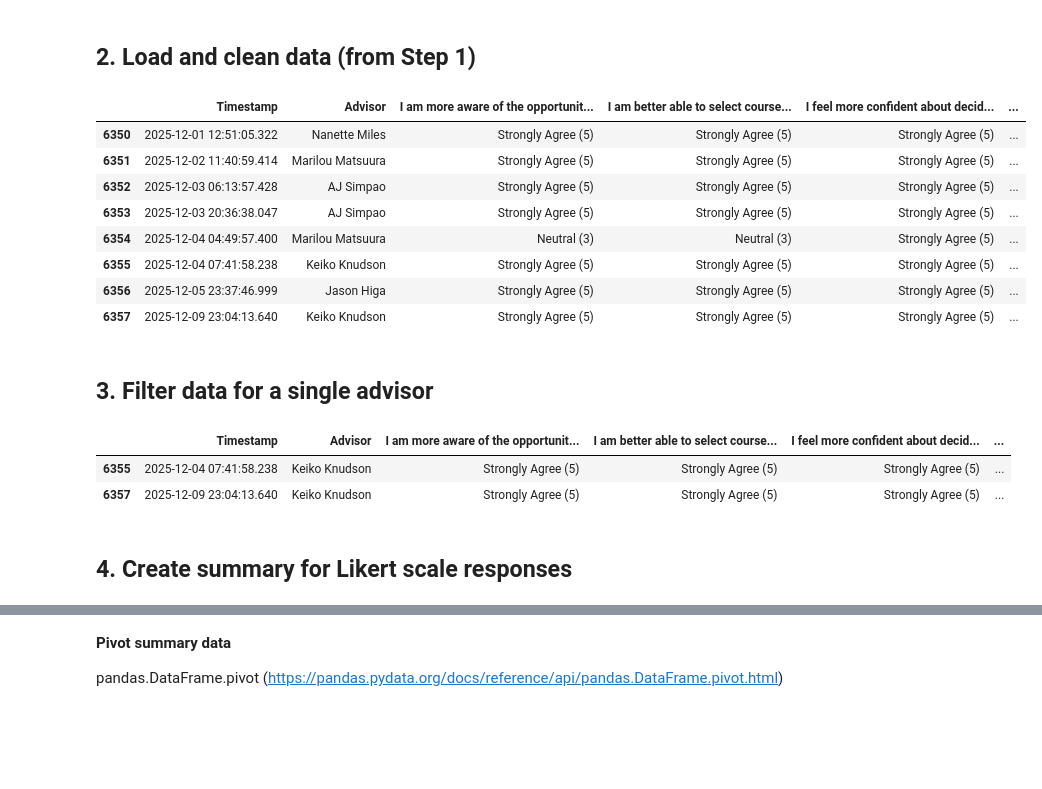
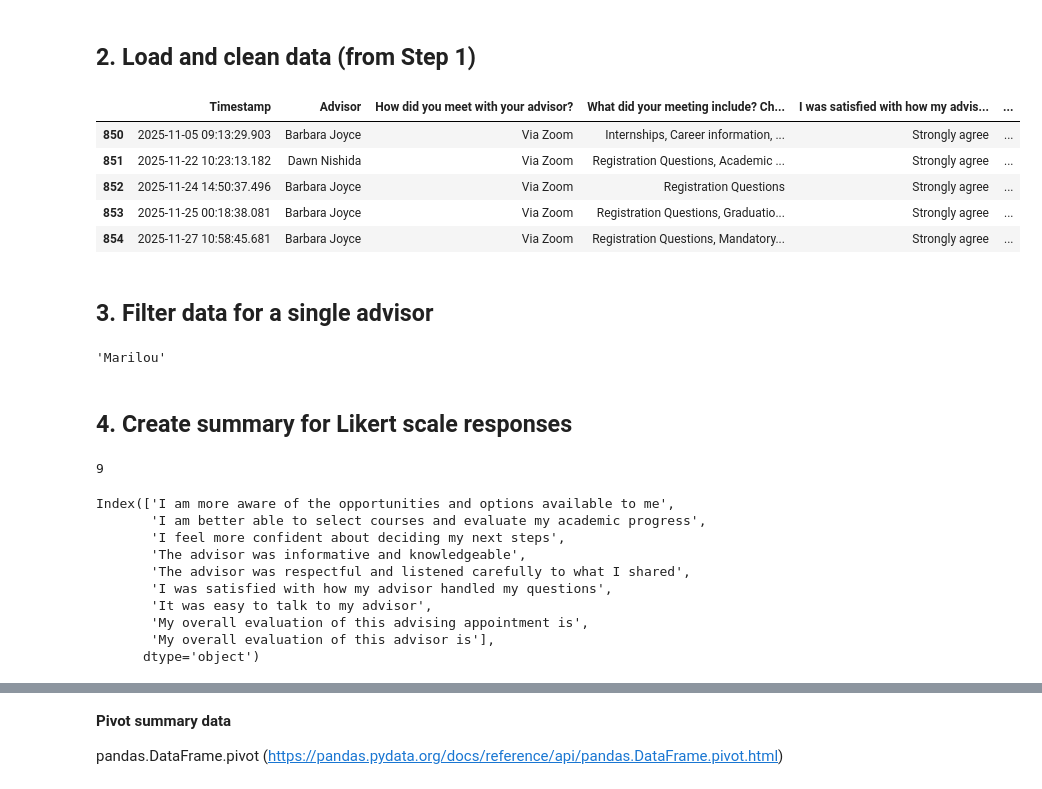
Before and after one commit to susankpma/advisorevalpython, a Jupyter notebook: step02a.ipynb, the cells around one changed output, grey strips where cells are left out. Cells and saved outputs as stored; diff of their text form; code cells hidden in the pictures; blank space fills up the shorter version.

Commit message:
updated code
finished step 2a

```diff
--- a/step02a.ipynb
+++ b/step02a.ipynb
@@ -15,7 +15,7 @@ soc_eval = 'SOC Advising (Responses).xlsx'
 
 # time variables
 filter_year = 2025
-filter_month = 12
+filter_month = 11
 
 # questions to remove
 # November 2025 survey questions changed and Google Sheets was reindexed.
@@ -35,29 +35,10 @@ eval_remove_text = ['Please evaluate your advising session',
 comments_replace = ['Please feel free to make additional comments of the above questions', 'Additional comments?']
 
 # Likert scale values
-likert_scale_values_access = {'Strongly Agree (5)': 5,
-                              'Agree (4)': 4,
-                              'Neutral (3)': 3,
-                              'Disagree (2)': 2,
-                              'Strongly Disagree (1)': 1,
-                              'Not Applicable (0)': 0,
-                              'Blank': 0,
-                              'Excellent (5)': 5,
-                              'Good (4)': 4,
-                              'Average (3)': 3,
-                              'Fair (2)': 2,
-                              'Poor (1)': 1,
-                              'Blank': 0}
-likert_scale_values_soc = {'Strongly agree': 5,
-                           'Agree': 4,
-                           'Neutral': 3,
-                           'Disagree': 2,
-                           'Strongly Disagree': 1,
-                           'Excellent': 5,
-                           'Good': 4,
-                           'Average': 3,
-                           'Fair': 2,
-                           'Poor': 1}
+likert_scale_access1 = ['Strongly Agree (5)', 'Agree (4)', 'Neutral (3)', 'Disagree (2)', 'Strongly Disagree (1)', 'Not Applicable (0)', 'No Response']
+likert_scale_access2 = ['Excellent (5)', 'Good (4)', 'Average (3)', 'Fair (2)', 'Poor (1)', 'No Response']
+likert_scale_soc1 = ['Strongly agree', 'Agree', 'Neutral', 'Disagree', 'Strongly Disagree', 'No Response']
+likert_scale_soc2 = ['Excellent', 'Good', 'Average', 'Fair', 'Poor', 'No Response']
 
 # meeting types
 meeting_types = ['Via email', 'Via phone', 'Via Zoom', 'In person']
@@ -80,7 +61,7 @@ def clean_data(df, text_remove_list, text_replace_list):
     for i in text_replace_list:
         df.columns = df.columns.str.replace(i, 'Comments')
 
-    df.columns.str.strip()
+    df.columns = df.columns.str.strip()
 
     df = df[df['Timestamp'].dt.year == filter_year]
     df = df[df['Timestamp'].dt.month == filter_month]
@@ -94,17 +75,14 @@ access_df = clean_data(access_df, eval_remove_text, comments_replace)
 soc_df = clean_data(soc_df, eval_remove_text, comments_replace)
 # %%
 # check data
-access_df
+soc_df
 # %% [output]
-|  | Timestamp | Advisor | I am more aware of the opportunit... | I am better able to select course... | I feel more confident about decid... | ... |
-| 6350 | 2025-12-01 12:51:05.322 | Nanette Miles | Strongly Agree (5) | Strongly Agree (5) | Strongly Agree (5) | ... |
-| 6351 | 2025-12-02 11:40:59.414 | Marilou Matsuura | Strongly Agree (5) | Strongly Agree (5) | Strongly Agree (5) | ... |
-| 6352 | 2025-12-03 06:13:57.428 | AJ Simpao | Strongly Agree (5) | Strongly Agree (5) | Strongly Agree (5) | ... |
-| 6353 | 2025-12-03 20:36:38.047 | AJ Simpao | Strongly Agree (5) | Strongly Agree (5) | Strongly Agree (5) | ... |
-| 6354 | 2025-12-04 04:49:57.400 | Marilou Matsuura | Neutral (3) | Neutral (3) | Strongly Agree (5) | ... |
-| 6355 | 2025-12-04 07:41:58.238 | Keiko Knudson | Strongly Agree (5) | Strongly Agree (5) | Strongly Agree (5) | ... |
-| 6356 | 2025-12-05 23:37:46.999 | Jason Higa | Strongly Agree (5) | Strongly Agree (5) | Strongly Agree (5) | ... |
-| 6357 | 2025-12-09 23:04:13.640 | Keiko Knudson | Strongly Agree (5) | Strongly Agree (5) | Strongly Agree (5) | ... |
+|  | Timestamp | Advisor | How did you meet with your advisor? | What did your meeting include? Ch... | I was satisfied with how my advis... | ... |
+| 850 | 2025-11-05 09:13:29.903 | Barbara Joyce | Via Zoom | Internships, Career information, ... | Strongly agree | ... |
+| 851 | 2025-11-22 10:23:13.182 | Dawn Nishida | Via Zoom | Registration Questions, Academic ... | Strongly agree | ... |
+| 852 | 2025-11-24 14:50:37.496 | Barbara Joyce | Via Zoom | Registration Questions | Strongly agree | ... |
+| 853 | 2025-11-25 00:18:38.081 | Barbara Joyce | Via Zoom | Registration Questions, Graduatio... | Strongly agree | ... |
+| 854 | 2025-11-27 10:58:45.681 | Barbara Joyce | Via Zoom | Registration Questions, Mandatory... | Strongly agree | ... |
 # %% [markdown]
 ## 3. Filter data for a single advisor
 # %%
@@ -117,20 +96,40 @@ filtered_advisor = access_df[access_df['Advisor'].str.startswith('Keiko')]
 # %%
 # check data
-filtered_advisor
+advisor
 # %% [output]
-|  | Timestamp | Advisor | I am more aware of the opportunit... | I am better able to select course... | I feel more confident about decid... | ... |
-| 6355 | 2025-12-04 07:41:58.238 | Keiko Knudson | Strongly Agree (5) | Strongly Agree (5) | Strongly Agree (5) | ... |
-| 6357 | 2025-12-09 23:04:13.640 | Keiko Knudson | Strongly Agree (5) | Strongly Agree (5) | Strongly Agree (5) | ... |
+'Marilou'
 # %% [markdown]
 ## 4. Create summary for Likert scale responses
 # %%
 # list to store summary of scores for each question
+# question_score = filtered_advisor.apply(pd.Series.value_counts).fillna(0).astype(int)
+# print(question_score)
+question_score = []
 
 # get list of questions
+questions = []
+questions = filtered_advisor.columns[2:-1]
+questions
 
 # get total number of responses
+number_responses = len(filtered_advisor)
+number_responses
+# %% [output]
+9
 # %%
 # check data
+questions
+# %% [output]
+Index(['I am more aware of the opportunities and options available to me',
+       'I am better able to select courses and evaluate my academic progress',
+       'I feel more confident about deciding my next steps',
+       'The advisor was informative and knowledgeable',
+       'The advisor was respectful and listened carefully to what I shared',
+       'I was satisfied with how my advisor handled my questions',
+       'It was easy to talk to my advisor',
+       'My overall evaluation of this advising appointment is',
+       'My overall evaluation of this advisor is'],
+      dtype='object')
 # %%
 # loop through questions and count scores
 # loop 1: questions
```
Also changed, not shown: parts of 14 cells of this notebook, 2 other files.
